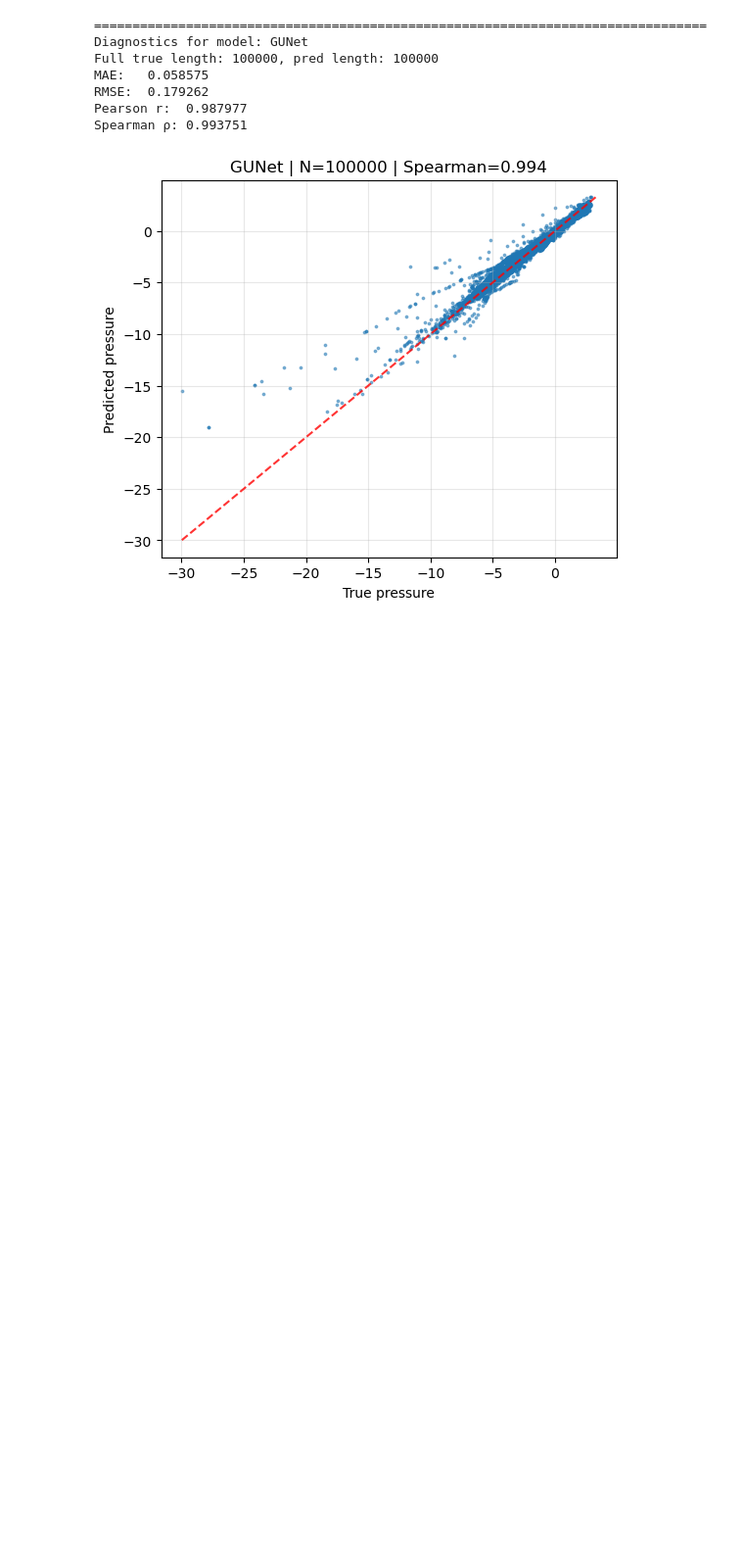
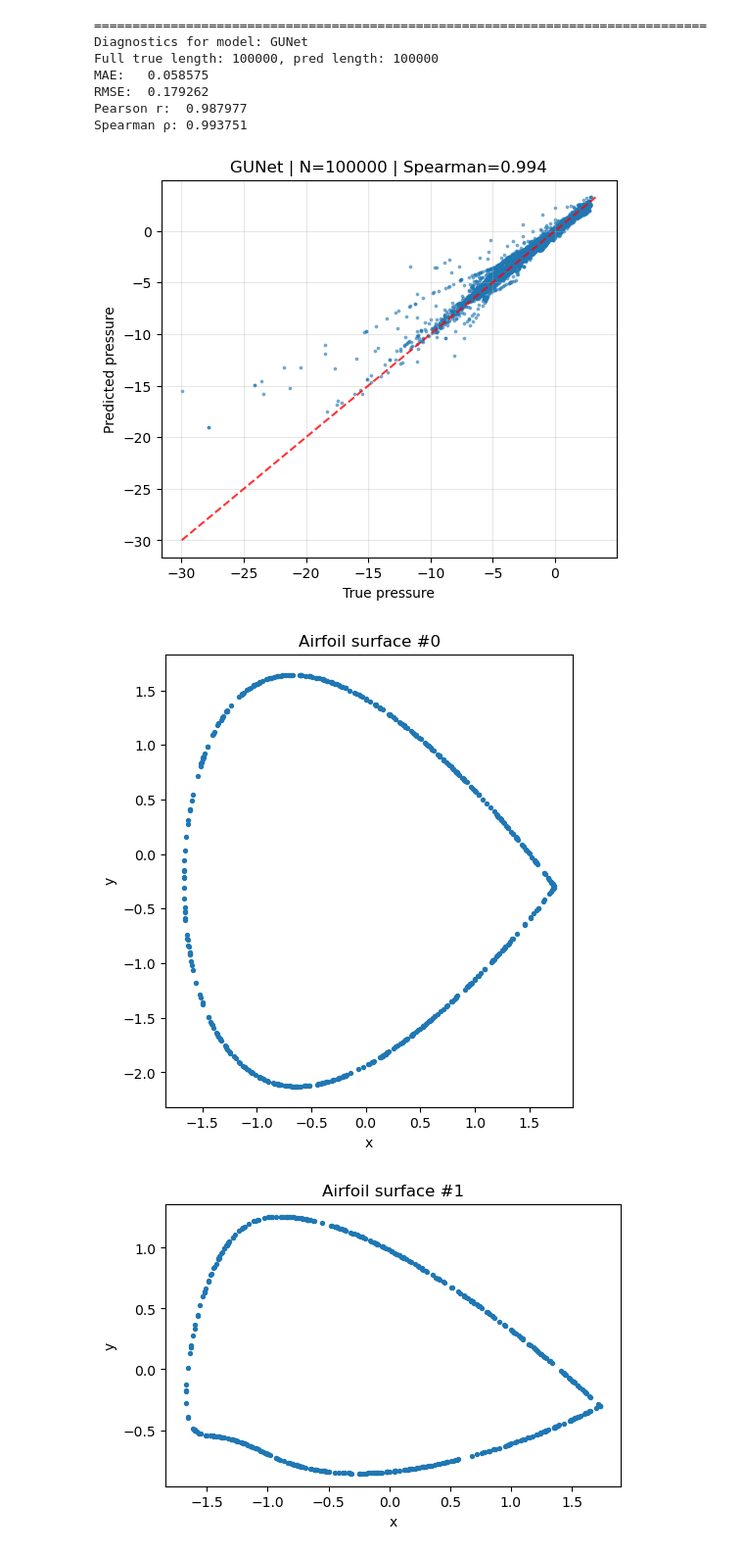
Before and after one commit to RomainCorbel/ResearchProject, a Jupyter notebook: baselines/visualization.ipynb, the cells around one changed output. Shown at 98% size. Saved outputs shown, nothing was run; the diff lists cells and outputs as text; code cells hidden in the pictures; blank space fills up the shorter version.

Commit message:
visualization

```diff
--- a/baselines/visualization.ipynb
+++ b/baselines/visualization.ipynb
@@ -286,3 +286,46 @@ RMSE:  0.179262
 Pearson r:  0.987977
 Spearman ρ: 0.993751
 [figure]
+# %%
+import os.path as osp
+import json
+import numpy as np
+import matplotlib.pyplot as plt
+
+from dataset import Dataset
+
+# ---- load manifest and datasets ----
+path_in = 'Dataset'
+with open(osp.join(path_in, 'manifest.json'), 'r') as f:
+    manifest = json.load(f)
+
+manifest_train = manifest['scarce' + '_train']
+n = int(.1 * len(manifest_train))
+train_dataset_files = manifest_train[:-n]
+test_files          = manifest['full_test']
+
+# We keep normalization from training
+train_dataset, coef_norm = Dataset(train_dataset_files,
+                                   norm=True,
+                                   sample='uniform',
+                                   surf_ratio=1)
+test_dataset = Dataset(test_files,
+                       sample='uniform',
+                       coef_norm=coef_norm,
+                       surf_ratio=1)
+
+# ---- Plot the first 3 test foils ----
+num_to_show = min(3, len(test_dataset))
+
+for i in range(num_to_show):
+    pts = test_dataset[i].x[:, :2]     # take first two columns (x,y)
+    plt.figure(figsize=(6, 6))
+    plt.scatter(pts[:, 0], pts[:, 1], s=8)
+    plt.gca().set_aspect('equal', 'box')
+    plt.title(f"Airfoil surface #{i}")
+    plt.xlabel("x")
+    plt.ylabel("y")
+    plt.show()
+# %% [output]
+[figure, added]
+[figure, added]
```
Also changed, not shown: parts of 1 cell of this notebook, 1 other file.
